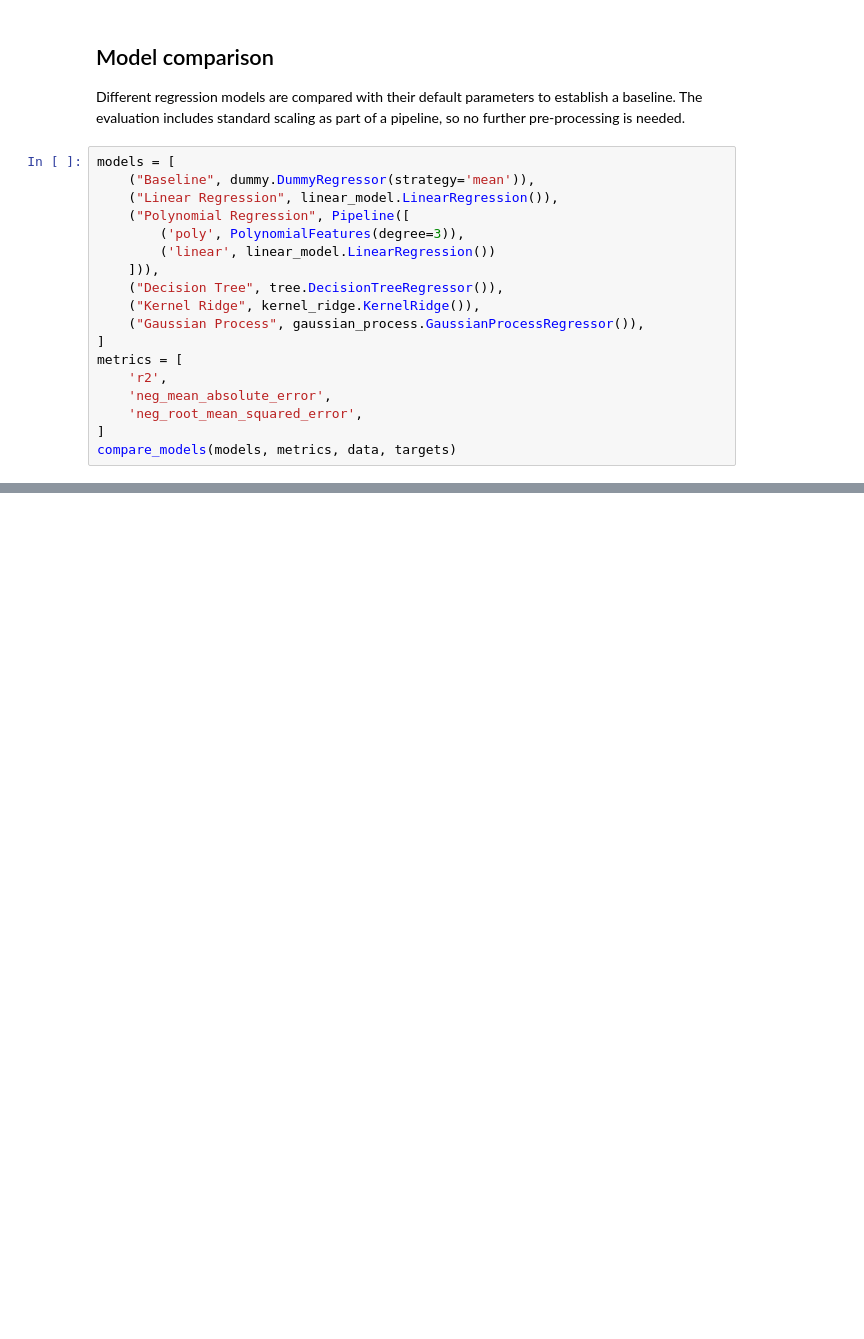
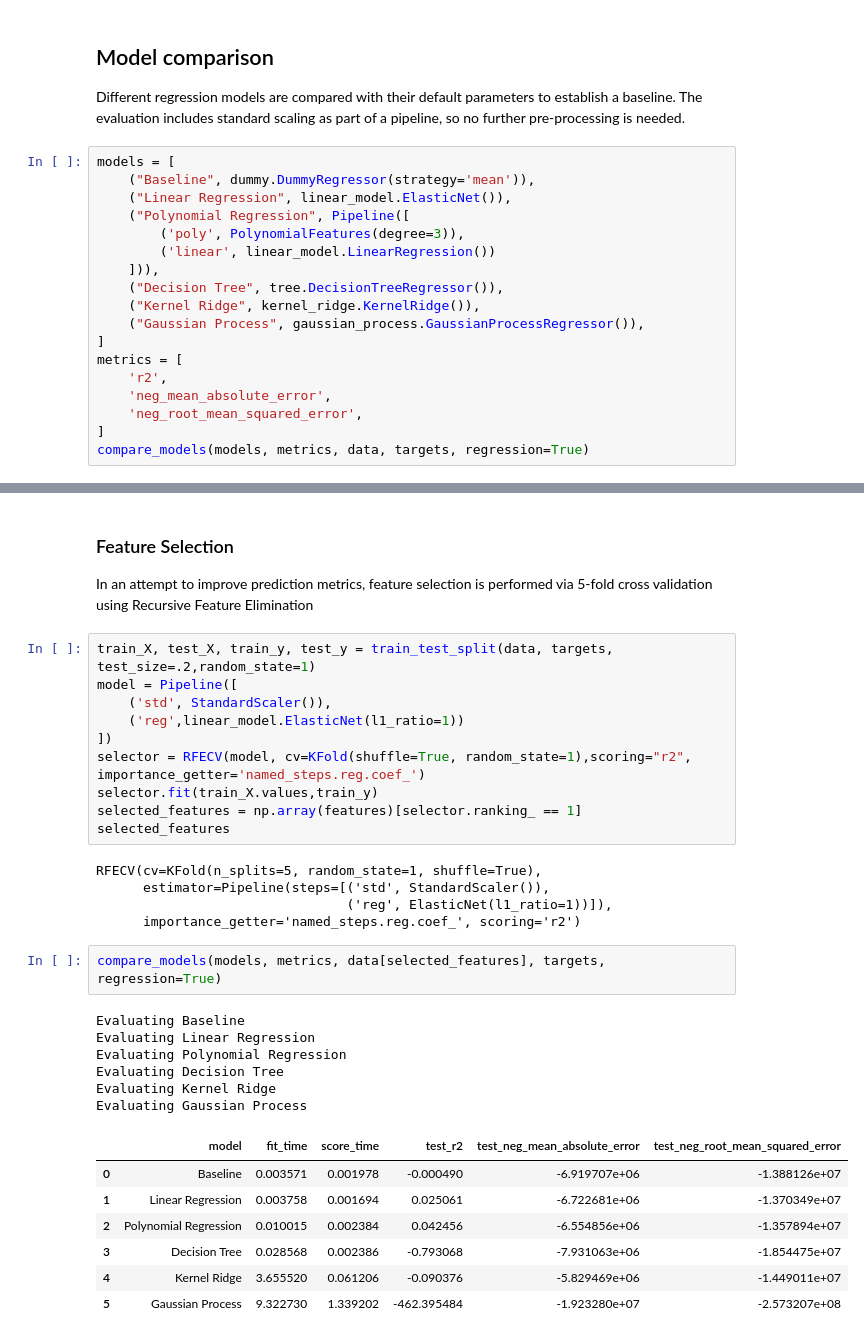
Before and after one commit to georgefourm/popularity-prediction, a Jupyter notebook: notebooks/2 - Regression.ipynb, the cells around one changed output, grey strips where cells are left out. Saved outputs shown, nothing was run; the diff lists cells and outputs as text; blank space fills up the shorter version.

```diff
--- a/notebooks/2 - Regression.ipynb
+++ b/notebooks/2 - Regression.ipynb
@@ -43,7 +46,7 @@ Different regression models are compared with their default parameters to establ
 # %%
 models = [
     ("Baseline", dummy.DummyRegressor(strategy='mean')),
-    ("Linear Regression", linear_model.LinearRegression()),
+    ("Linear Regression", linear_model.ElasticNet()),
     ("Polynomial Regression", Pipeline([
         ('poly', PolynomialFeatures(degree=3)),
         ('linear', linear_model.LinearRegression())
@@ -57,4 +60,4 @@ metrics = [
     'neg_mean_absolute_error',
     'neg_root_mean_squared_error',
 ]
-compare_models(models, metrics, data, targets)
+compare_models(models, metrics, data, targets, regression=True)
@@ -76,0 +66,34 @@ None of the selected models seem to be able to model the data, resulting in nega
+# %% [markdown]
+### Feature Selection
+In an attempt to improve prediction metrics, feature selection is performed via 5-fold cross validation using Recursive Feature Elimination
+# %%
+train_X, test_X, train_y, test_y = train_test_split(data, targets, test_size=.2,random_state=1)
+model = Pipeline([
+    ('std', StandardScaler()),
+    ('reg',linear_model.ElasticNet(l1_ratio=1))
+])
+selector = RFECV(model, cv=KFold(shuffle=True, random_state=1),scoring="r2", importance_getter='named_steps.reg.coef_')
+selector.fit(train_X.values,train_y)
+selected_features = np.array(features)[selector.ranking_ == 1]
+selected_features
+# %% [output]
+RFECV(cv=KFold(n_splits=5, random_state=1, shuffle=True),
+      estimator=Pipeline(steps=[('std', StandardScaler()),
+                                ('reg', ElasticNet(l1_ratio=1))]),
+      importance_getter='named_steps.reg.coef_', scoring='r2')
+# %%
+compare_models(models, metrics, data[selected_features], targets, regression=True)
+# %% [output]
+Evaluating Baseline
+Evaluating Linear Regression
+Evaluating Polynomial Regression
+Evaluating Decision Tree
+Evaluating Kernel Ridge
+Evaluating Gaussian Process
+|  | model | fit_time | score_time | test_r2 | test_neg_mean_absolute_error | test_neg_root_mean_squared_error |
+| 0 | Baseline | 0.003571 | 0.001978 | -0.000490 | -6.919707e+06 | -1.388126e+07 |
+| 1 | Linear Regression | 0.003758 | 0.001694 | 0.025061 | -6.722681e+06 | -1.370349e+07 |
+| 2 | Polynomial Regression | 0.010015 | 0.002384 | 0.042456 | -6.554856e+06 | -1.357894e+07 |
+| 3 | Decision Tree | 0.028568 | 0.002386 | -0.793068 | -7.931063e+06 | -1.854475e+07 |
+| 4 | Kernel Ridge | 3.655520 | 0.061206 | -0.090376 | -5.829469e+06 | -1.449011e+07 |
+| 5 | Gaussian Process | 9.322730 | 1.339202 | -462.395484 | -1.923280e+07 | -2.573207e+08 |
```
Also changed, not shown: parts of 4 cells of this notebook, 4 other files.
